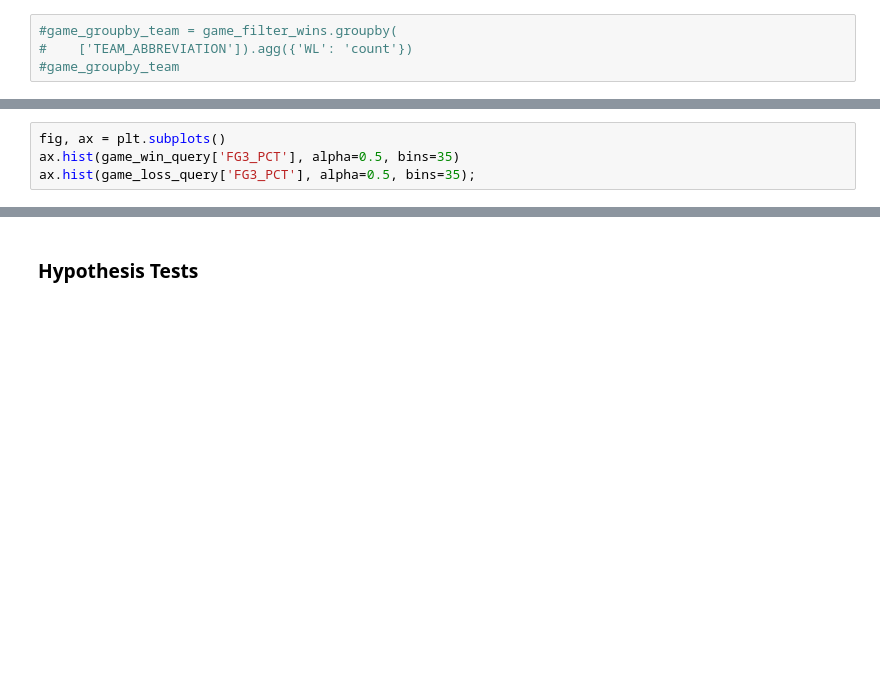
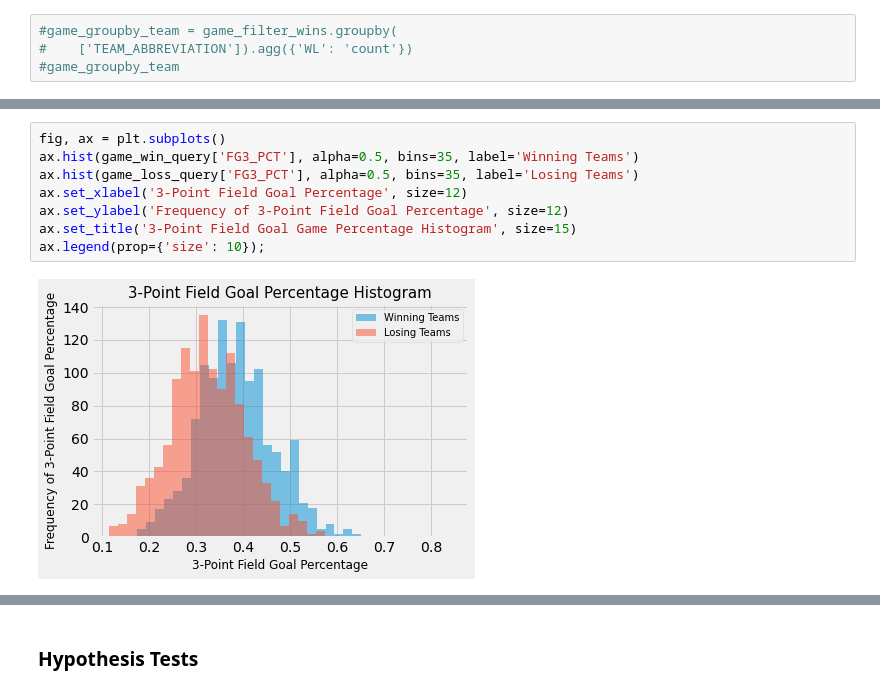
Before and after one commit to alicetsai1020/Off_v_Def_Play, a Jupyter notebook: draft.ipynb, the cells around one changed output, grey strips where cells are left out. Cells and saved outputs as stored; diff of their text form; blank space fills up the shorter version.

```diff
--- a/draft.ipynb
+++ b/draft.ipynb
@@ -120,6 +264,12 @@ ax.hist(game_loss_query['FG_PCT'], alpha=0.5, bins=35);
 # %%
 fig, ax = plt.subplots()
-ax.hist(game_win_query['FG3_PCT'], alpha=0.5, bins=35)
-ax.hist(game_loss_query['FG3_PCT'], alpha=0.5, bins=35);
+ax.hist(game_win_query['FG3_PCT'], alpha=0.5, bins=35, label='Winning Teams')
+ax.hist(game_loss_query['FG3_PCT'], alpha=0.5, bins=35, label='Losing Teams')
+ax.set_xlabel('3-Point Field Goal Percentage', size=12)
+ax.set_ylabel('Frequency of 3-Point Field Goal Percentage', size=12)
+ax.set_title('3-Point Field Goal Game Percentage Histogram', size=15)
+ax.legend(prop={'size': 10});
+# %% [output]
+[figure, added]
 # %%
 fig, ax = plt.subplots()
```
Also changed, not shown: parts of 42 cells of this notebook.
